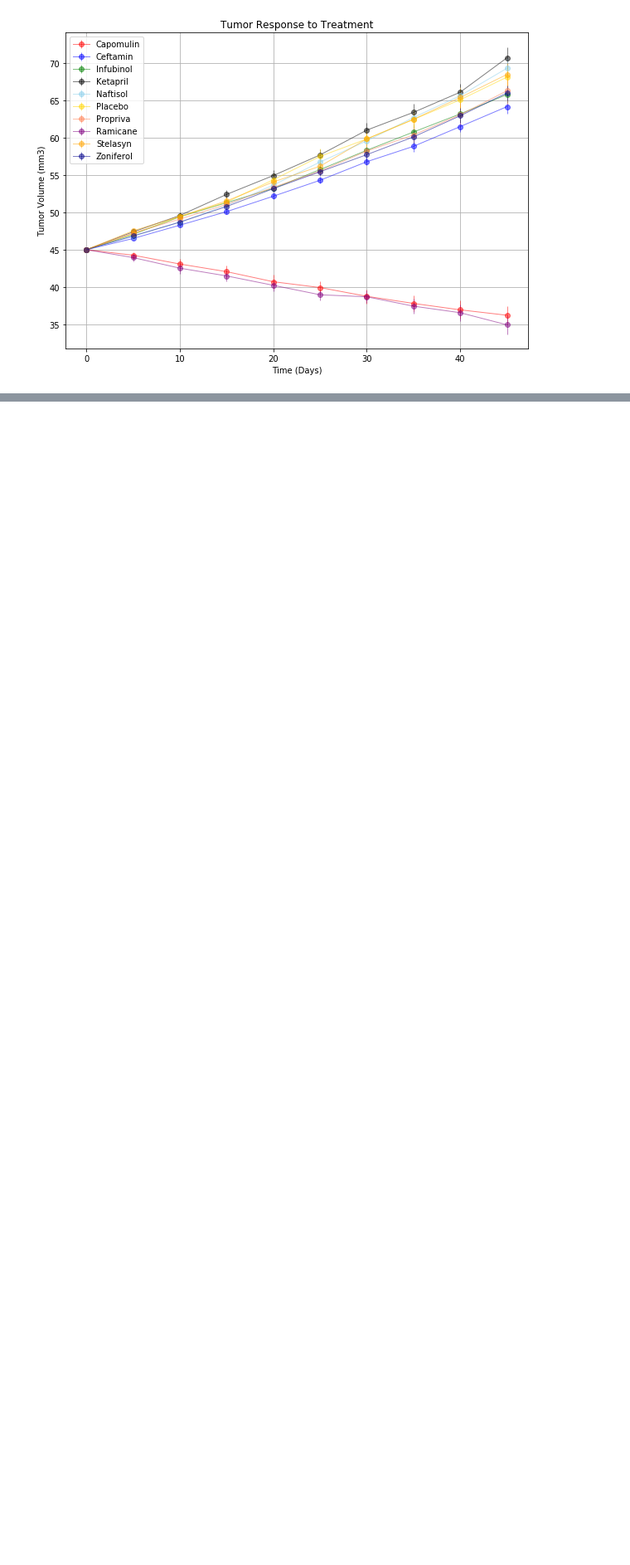
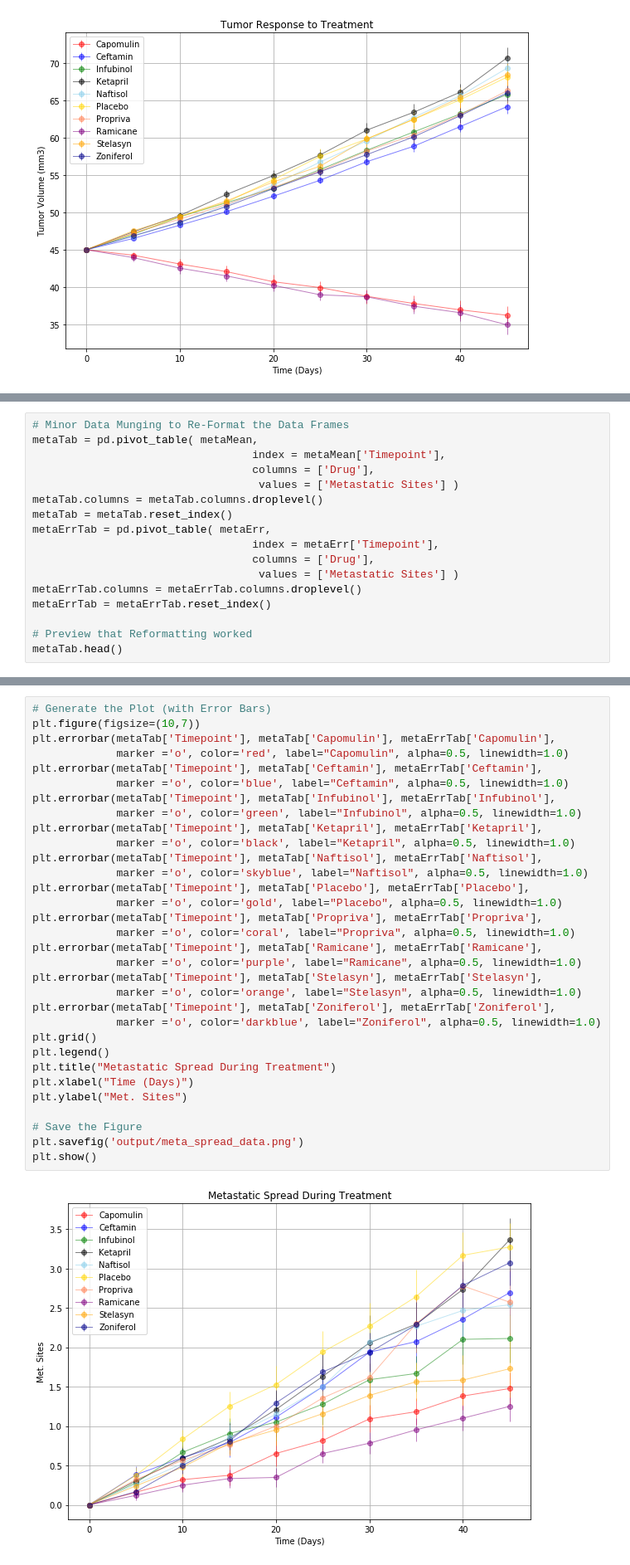
Before and after one commit to djoleary5/Pymaceuticals, a Jupyter notebook: pymaceuticals.ipynb, the cells around one changed output, grey strips where cells are left out. Shown at 83% size. Cells and saved outputs as stored; diff of their text form; blank space fills up the shorter version.

Commit message:
metastatic site scatter plot

```diff
--- a/pymaceuticals.ipynb
+++ b/pymaceuticals.ipynb
@@ -134,0 +173,17 @@ plt.show()
+# %%
+# Minor Data Munging to Re-Format the Data Frames
+metaTab = pd.pivot_table( metaMean,
+                                  index = metaMean['Timepoint'],
+                                  columns = ['Drug'],
+                                   values = ['Metastatic Sites'] )
+metaTab.columns = metaTab.columns.droplevel()
+metaTab = metaTab.reset_index()
+metaErrTab = pd.pivot_table( metaErr,
+                                  index = metaErr['Timepoint'],
+                                  columns = ['Drug'],
+                                   values = ['Metastatic Sites'] )
+metaErrTab.columns = metaErrTab.columns.droplevel()
+metaErrTab = metaErrTab.reset_index()
+
+# Preview that Reformatting worked
+metaTab.head()
@@ -134,0 +197,34 @@ plt.show()
+# %%
+# Generate the Plot (with Error Bars)
+plt.figure(figsize=(10,7))
+plt.errorbar(metaTab['Timepoint'], metaTab['Capomulin'], metaErrTab['Capomulin'],
+             marker ='o', color='red', label="Capomulin", alpha=0.5, linewidth=1.0)
+plt.errorbar(metaTab['Timepoint'], metaTab['Ceftamin'], metaErrTab['Ceftamin'],
+             marker ='o', color='blue', label="Ceftamin", alpha=0.5, linewidth=1.0)
+plt.errorbar(metaTab['Timepoint'], metaTab['Infubinol'], metaErrTab['Infubinol'],
+             marker ='o', color='green', label="Infubinol", alpha=0.5, linewidth=1.0)
+plt.errorbar(metaTab['Timepoint'], metaTab['Ketapril'], metaErrTab['Ketapril'],
+             marker ='o', color='black', label="Ketapril", alpha=0.5, linewidth=1.0)
+plt.errorbar(metaTab['Timepoint'], metaTab['Naftisol'], metaErrTab['Naftisol'],
+             marker ='o', color='skyblue', label="Naftisol", alpha=0.5, linewidth=1.0)
+plt.errorbar(metaTab['Timepoint'], metaTab['Placebo'], metaErrTab['Placebo'],
+             marker ='o', color='gold', label="Placebo", alpha=0.5, linewidth=1.0)
+plt.errorbar(metaTab['Timepoint'], metaTab['Propriva'], metaErrTab['Propriva'],
+             marker ='o', color='coral', label="Propriva", alpha=0.5, linewidth=1.0)
+plt.errorbar(metaTab['Timepoint'], metaTab['Ramicane'], metaErrTab['Ramicane'],
+             marker ='o', color='purple', label="Ramicane", alpha=0.5, linewidth=1.0)
+plt.errorbar(metaTab['Timepoint'], metaTab['Stelasyn'], metaErrTab['Stelasyn'],
+             marker ='o', color='orange', label="Stelasyn", alpha=0.5, linewidth=1.0)
+plt.errorbar(metaTab['Timepoint'], metaTab['Zoniferol'], metaErrTab['Zoniferol'],
+             marker ='o', color='darkblue', label="Zoniferol", alpha=0.5, linewidth=1.0)
+plt.grid()
+plt.legend()
+plt.title("Metastatic Spread During Treatment")
+plt.xlabel("Time (Days)")
+plt.ylabel("Met. Sites")
+
+# Save the Figure
+plt.savefig('output/meta_spread_data.png')
+plt.show()
+# %% [output]
+[figure, added]
```
Also changed, not shown: parts of 3 cells of this notebook, 2 other files.
